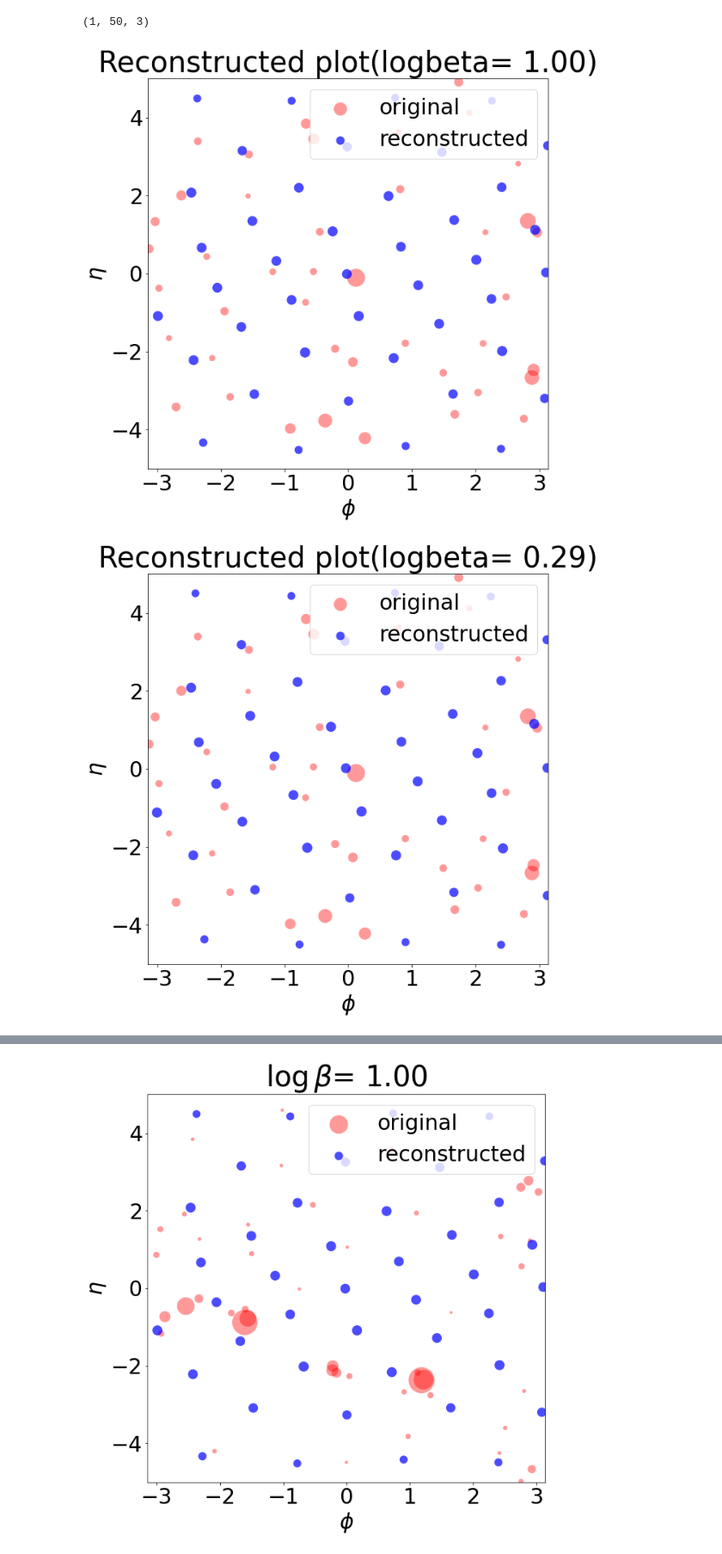
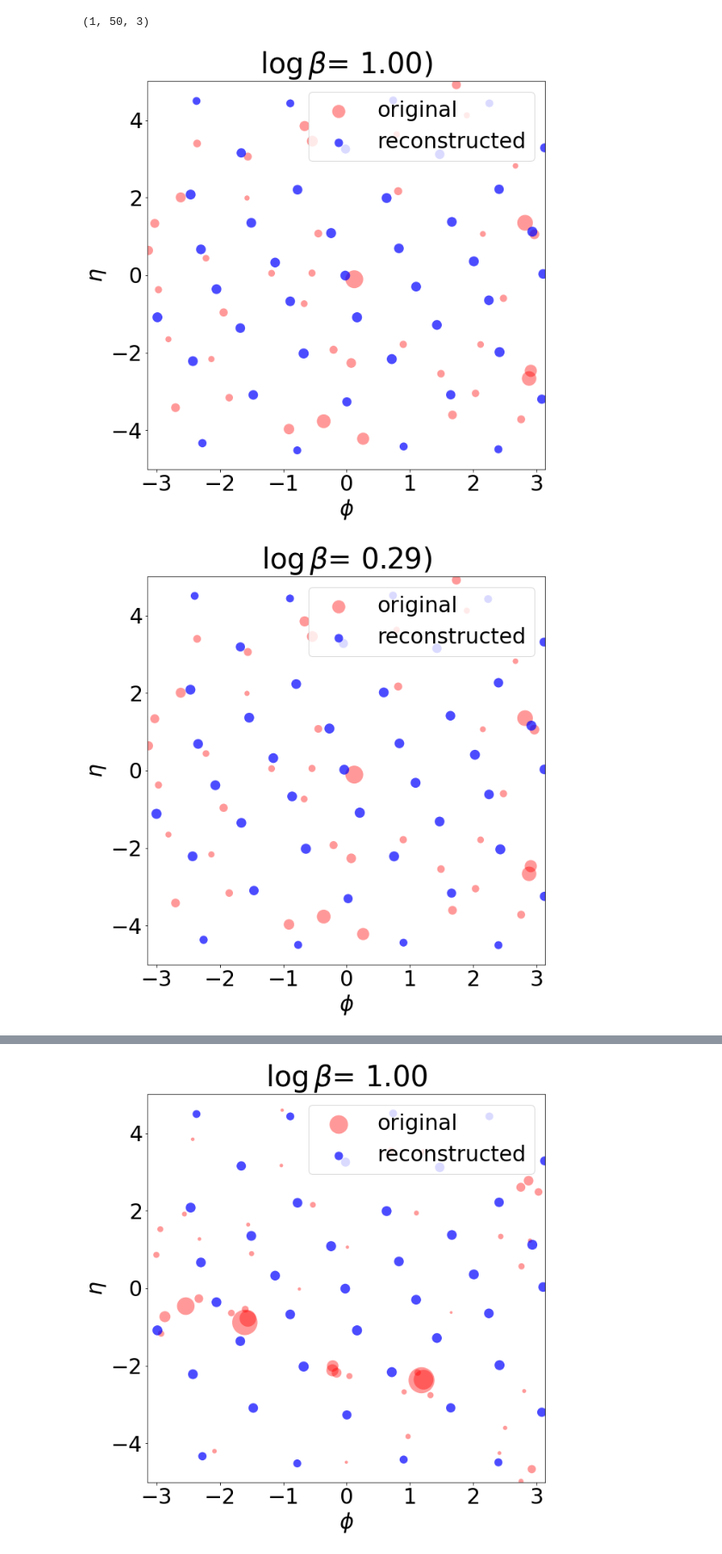
Before and after one commit to erichuangyf/EMD_VAE, a Jupyter notebook: publication_plots/Figure2/Figure2_plot.ipynb, the cells around one changed output, grey strips where cells are left out. Shown at 86% size. Drawn from its saved outputs; the diff is of its cells as text; code cells hidden in the pictures.

```diff
--- a/publication_plots/Figure2/Figure2_plot.ipynb
+++ b/publication_plots/Figure2/Figure2_plot.ipynb
@@ -320,8 +320,8 @@ res[0,0].reshape([1,*res[0,0].shape]).shape
 (1, 50, 3)
 # %%
 for jet, logbeta in zip(res[::5,0], logbetas[::5]):
-    plot_jet(interesting_ys[0], jet, "Reconstructed plot(logbeta= {:.2f})".format(logbeta),
+    plot_jet(interesting_ys[0], jet, r"$\log\beta$= {:.2f})".format(logbeta),
              save_name =os.path.join("plots","Jet0", "jet0_logbeta={:.2f}.pdf".format(logbeta)), size=8000)
 # %% [output]
-[figure, old version]
+[figure, new version]
-[figure, old version]
+[figure, new version]
```
Also changed, not shown: parts of 1 cell of this notebook, 10 other files.
